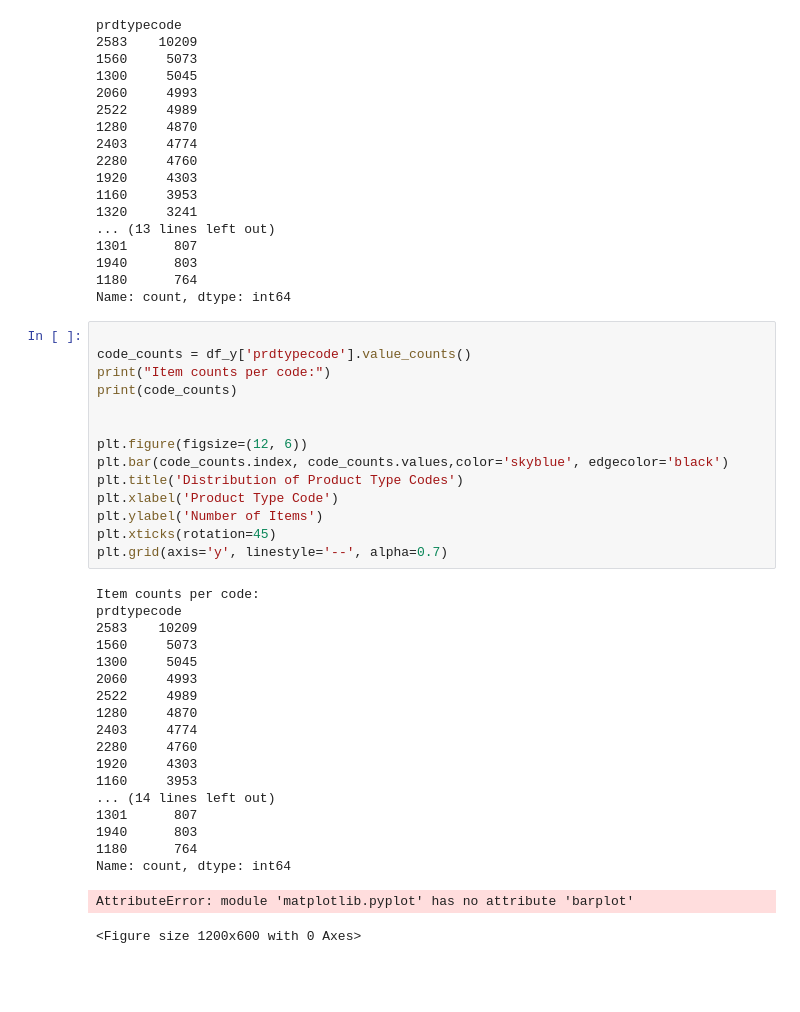
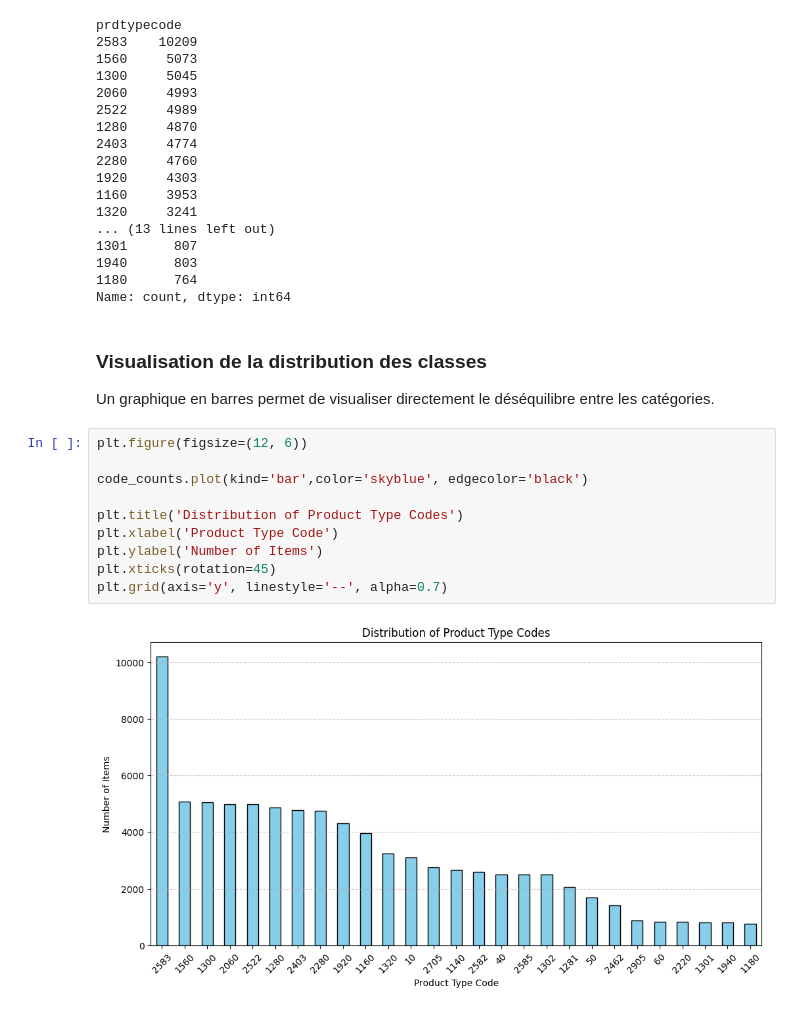
Before and after one commit to kameleeto/challenge_Rakuten, a Jupyter notebook: notebooks/1-exploration.ipynb, the cells around one changed output. Cells and saved outputs as stored; diff of their text form; blank space fills up the shorter version.

```diff
--- a/notebooks/1-exploration.ipynb
+++ b/notebooks/1-exploration.ipynb
@@ -90,37 +126,19 @@ prdtypecode
 1940      803
 1180      764
 Name: count, dtype: int64
+# %% [markdown]
+### Visualisation de la distribution des classes
+
+Un graphique en barres permet de visualiser directement le déséquilibre entre les catégories.
 # %%
+plt.figure(figsize=(12, 6))
 
-code_counts = df_y['prdtypecode'].value_counts()
-print("Item counts per code:")
-print(code_counts)
+code_counts.plot(kind='bar',color='skyblue', edgecolor='black')
 
-
-plt.figure(figsize=(12, 6))
-plt.bar(code_counts.index, code_counts.values,color='skyblue', edgecolor='black')
 plt.title('Distribution of Product Type Codes')
 plt.xlabel('Product Type Code')
 plt.ylabel('Number of Items')
 plt.xticks(rotation=45)
 plt.grid(axis='y', linestyle='--', alpha=0.7)
 # %% [output]
-Item counts per code:
-prdtypecode
-2583    10209
-1560     5073
-1300     5045
-2060     4993
-2522     4989
-1280     4870
-2403     4774
-2280     4760
-1920     4303
-1160     3953
-... (14 lines left out)
-1301      807
-1940      803
-1180      764
-Name: count, dtype: int64
-AttributeError: module 'matplotlib.pyplot' has no attribute 'barplot'
-<Figure size 1200x600 with 0 Axes>
+[figure, added]
```
Also changed, not shown: parts of 12 cells of this notebook.
